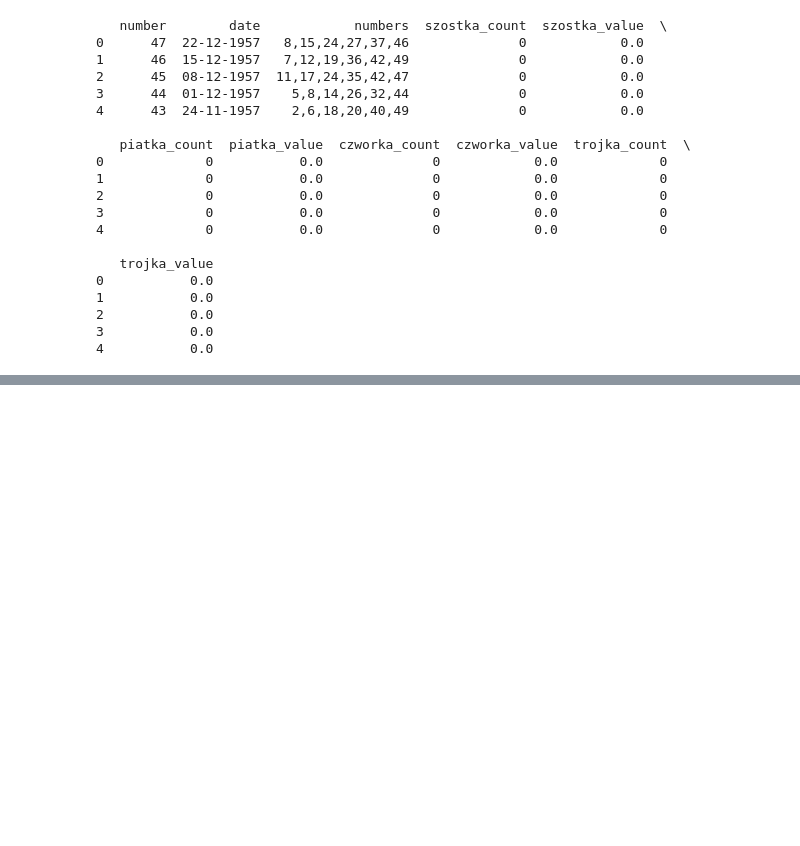
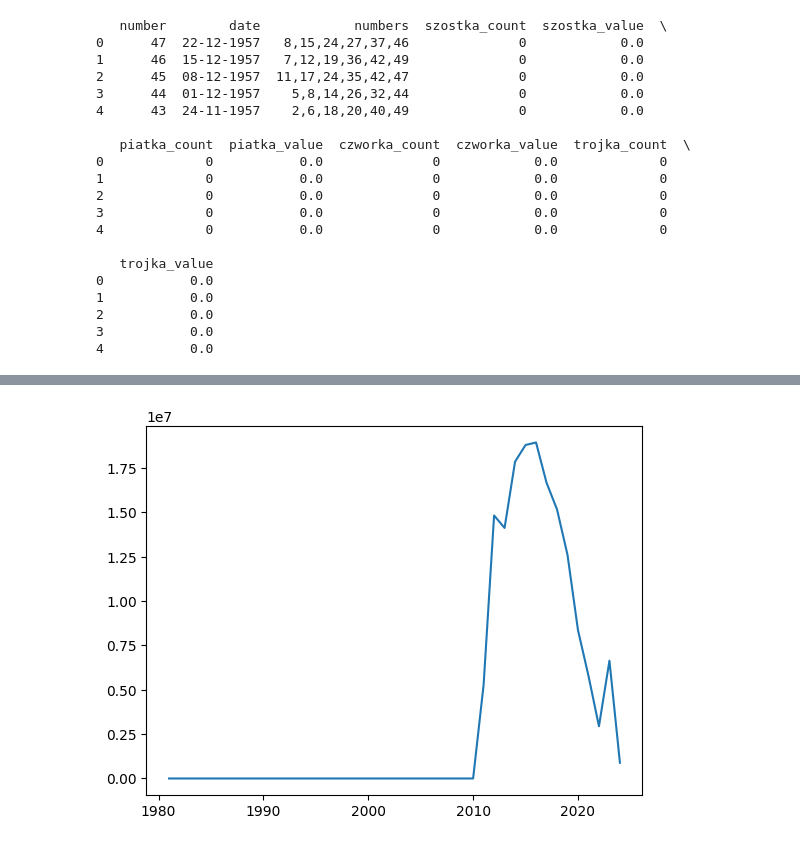
Before and after one commit to DEENUU1/lotto-analytics, a Jupyter notebook: analytics.ipynb, the cells around one changed output, grey strips where cells are left out. Cells and saved outputs as stored; diff of their text form; code cells hidden in the pictures; blank space fills up the shorter version.

```diff
--- a/analytics.ipynb
+++ b/analytics.ipynb
@@ -44,0 +62,4 @@ def count_winnings_by_year(dataset):
+# %%
+get_plot_total_wins_by_year(mini_lotto_count_winnings_by_year)
+# %% [output]
+[figure, added]
```
Also changed, not shown: parts of 5 cells of this notebook.
